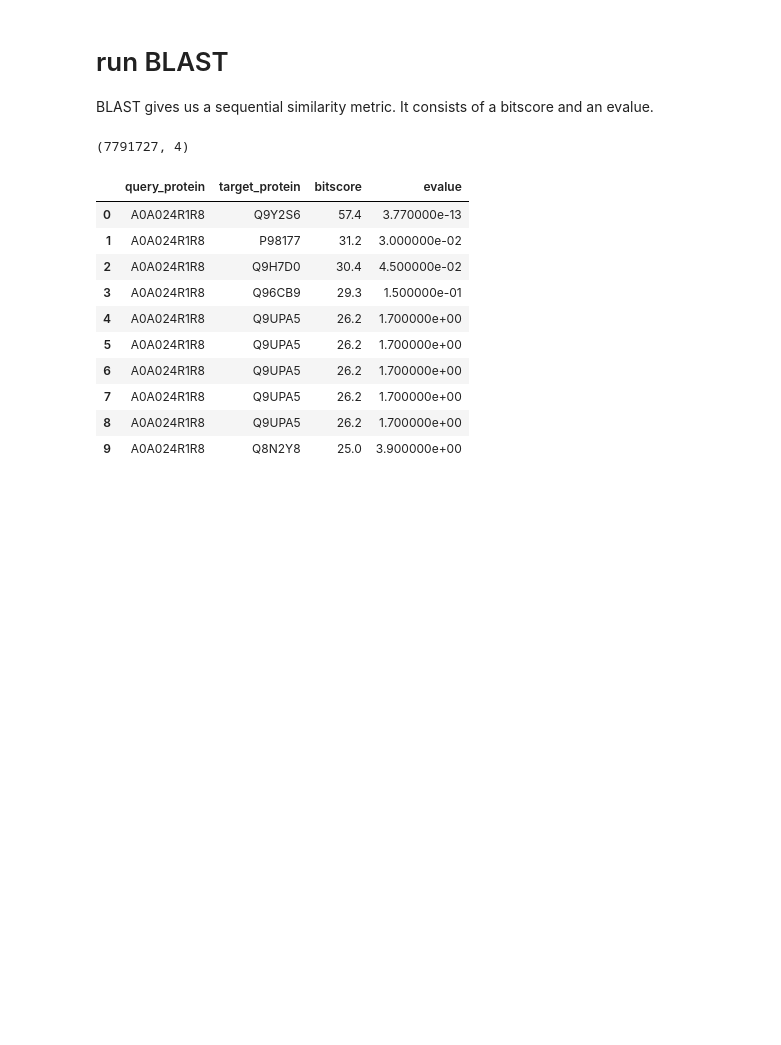
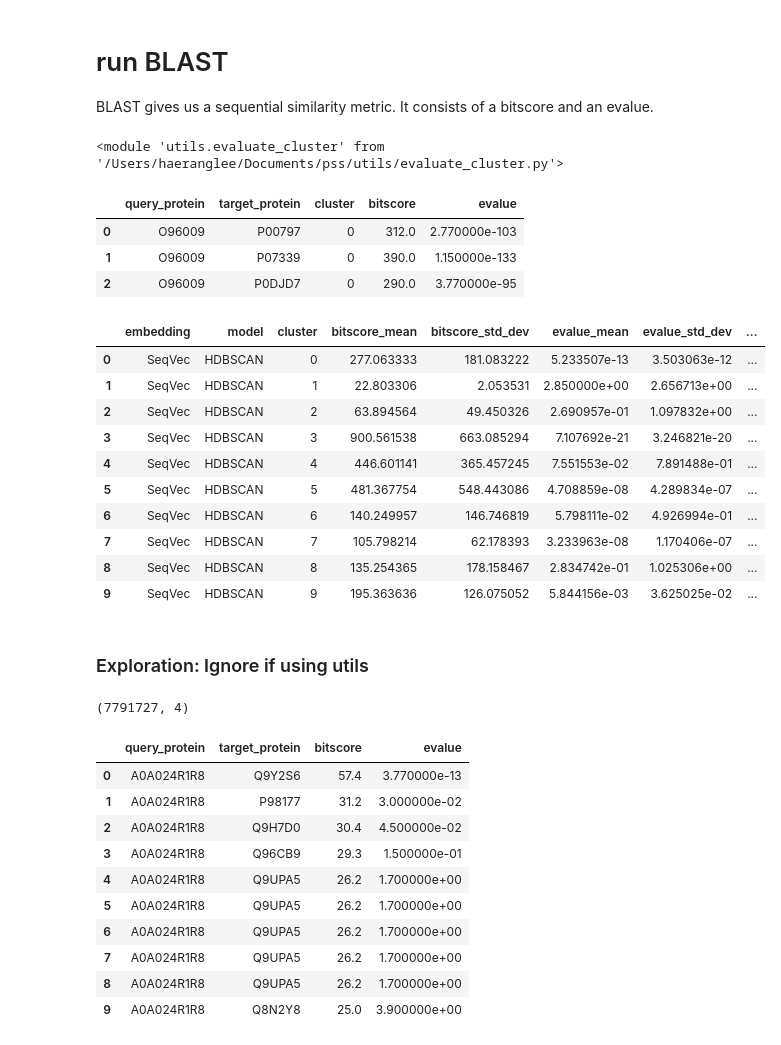
Before and after one commit to dptrsa-300/pss, a Jupyter notebook: Evaluate Cluster Outcome.ipynb, the cells around one changed output. Drawn from its saved outputs; the diff is of its cells as text; code cells hidden in the pictures; blank space fills up the shorter version.

Commit message:
blast utils created

```diff
--- a/Evaluate Cluster Outcome.ipynb
+++ b/Evaluate Cluster Outcome.ipynb
@@ -810,4 +856,37 @@ This turns out to be a protein in the African clawed frog.
 # run BLAST
 
 BLAST gives us a sequential similarity metric. It consists of a bitscore and an evalue.
+# %%
+importlib.reload(ev)
+# %% [output]
+<module 'utils.evaluate_cluster' from '/Users/haeranglee/Documents/pss/utils/evaluate_cluster.py'>
+# %%
+clusters_w_blast = ev.join_blast(clusters)
+# %%
+clusters_w_blast[0:3]
+# %% [output]
+|  | query_protein | target_protein | cluster | bitscore | evalue |
+| 0 | O96009 | P00797 | 0 | 312.0 | 2.770000e-103 |
+| 1 | O96009 | P07339 | 0 | 390.0 | 1.150000e-133 |
+| 2 | O96009 | P0DJD7 | 0 | 290.0 | 3.770000e-95 |
+# %%
+stats_by_cluster = ev.cluster_blast(embedding_name="SeqVec",
+                                    model_name="HDBSCAN",
+                                    clusters_w_blast=clusters_w_blast)
+# %%
+stats_by_cluster[0:10]
+# %% [output]
+|  | embedding | model | cluster | bitscore_mean | bitscore_std_dev | evalue_mean | evalue_std_dev | ... |
+| 0 | SeqVec | HDBSCAN | 0 | 277.063333 | 181.083222 | 5.233507e-13 | 3.503063e-12 | ... |
+| 1 | SeqVec | HDBSCAN | 1 | 22.803306 | 2.053531 | 2.850000e+00 | 2.656713e+00 | ... |
+| 2 | SeqVec | HDBSCAN | 2 | 63.894564 | 49.450326 | 2.690957e-01 | 1.097832e+00 | ... |
+| 3 | SeqVec | HDBSCAN | 3 | 900.561538 | 663.085294 | 7.107692e-21 | 3.246821e-20 | ... |
+| 4 | SeqVec | HDBSCAN | 4 | 446.601141 | 365.457245 | 7.551553e-02 | 7.891488e-01 | ... |
+| 5 | SeqVec | HDBSCAN | 5 | 481.367754 | 548.443086 | 4.708859e-08 | 4.289834e-07 | ... |
+| 6 | SeqVec | HDBSCAN | 6 | 140.249957 | 146.746819 | 5.798111e-02 | 4.926994e-01 | ... |
+| 7 | SeqVec | HDBSCAN | 7 | 105.798214 | 62.178393 | 3.233963e-08 | 1.170406e-07 | ... |
+| 8 | SeqVec | HDBSCAN | 8 | 135.254365 | 178.158467 | 2.834742e-01 | 1.025306e+00 | ... |
+| 9 | SeqVec | HDBSCAN | 9 | 195.363636 | 126.075052 | 5.844156e-03 | 3.625025e-02 | ... |
+# %% [markdown]
+### Exploration: Ignore if using utils
 # %%
@@ -814,9 +894,10 @@ BLAST gives us a sequential similarity metric. It consists of a bitscore and an
 # Imported pairwise BLAST metrics Danie calculated
 pairwise_metrics = pd.read_csv(io.StringIO(gcs.download_text('annotations/blast_annotations.csv')))
-# %%
-pairwise_metrics.shape
-# %% [output]
-(7791727, 4)
+# %%
+
+pairwise_metrics.shape
+# %% [output]
+(7791727, 4)
 # %%
 pairwise_metrics[0:10]
 # %% [output]
```
Also changed, not shown: parts of 38 cells of this notebook, 3 other files.
